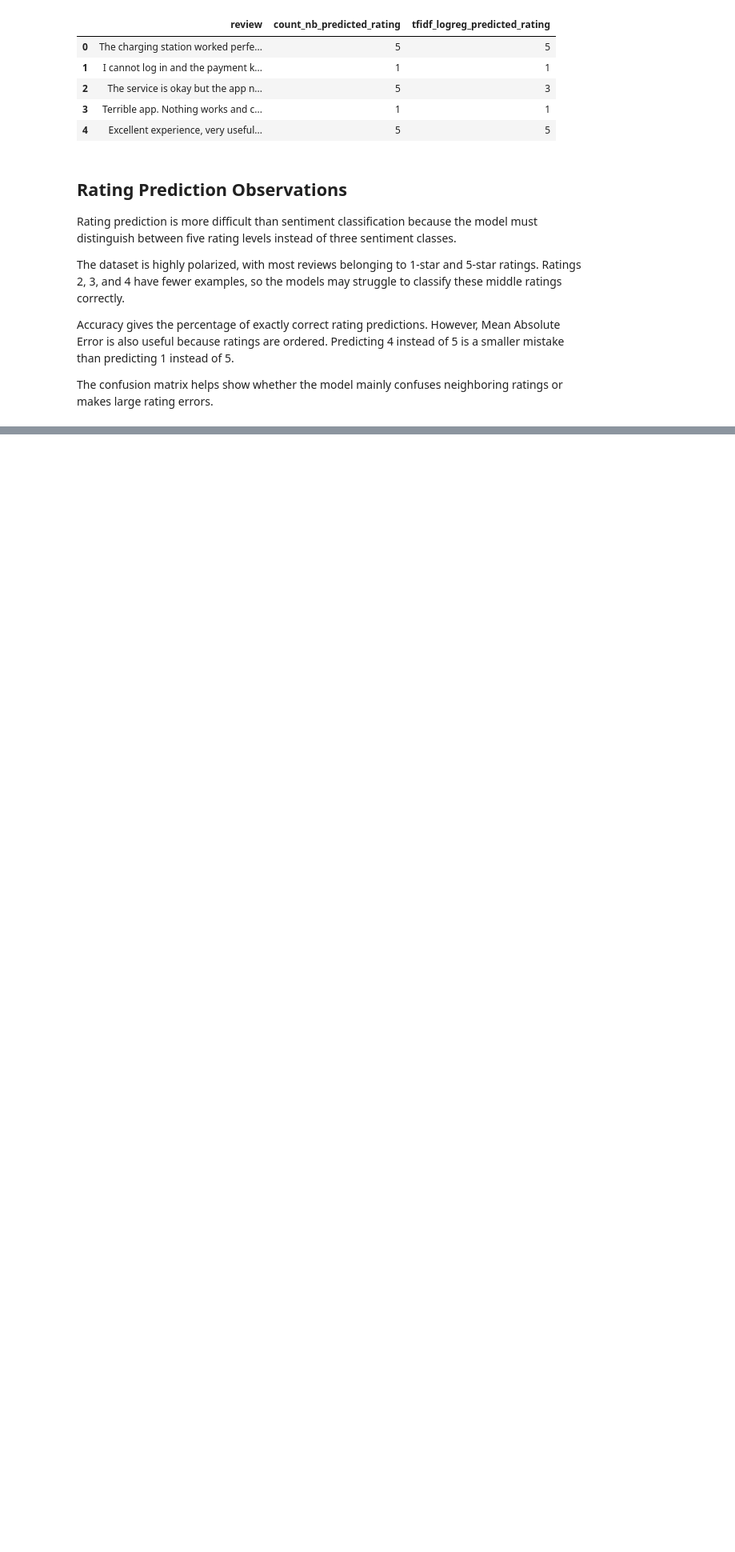
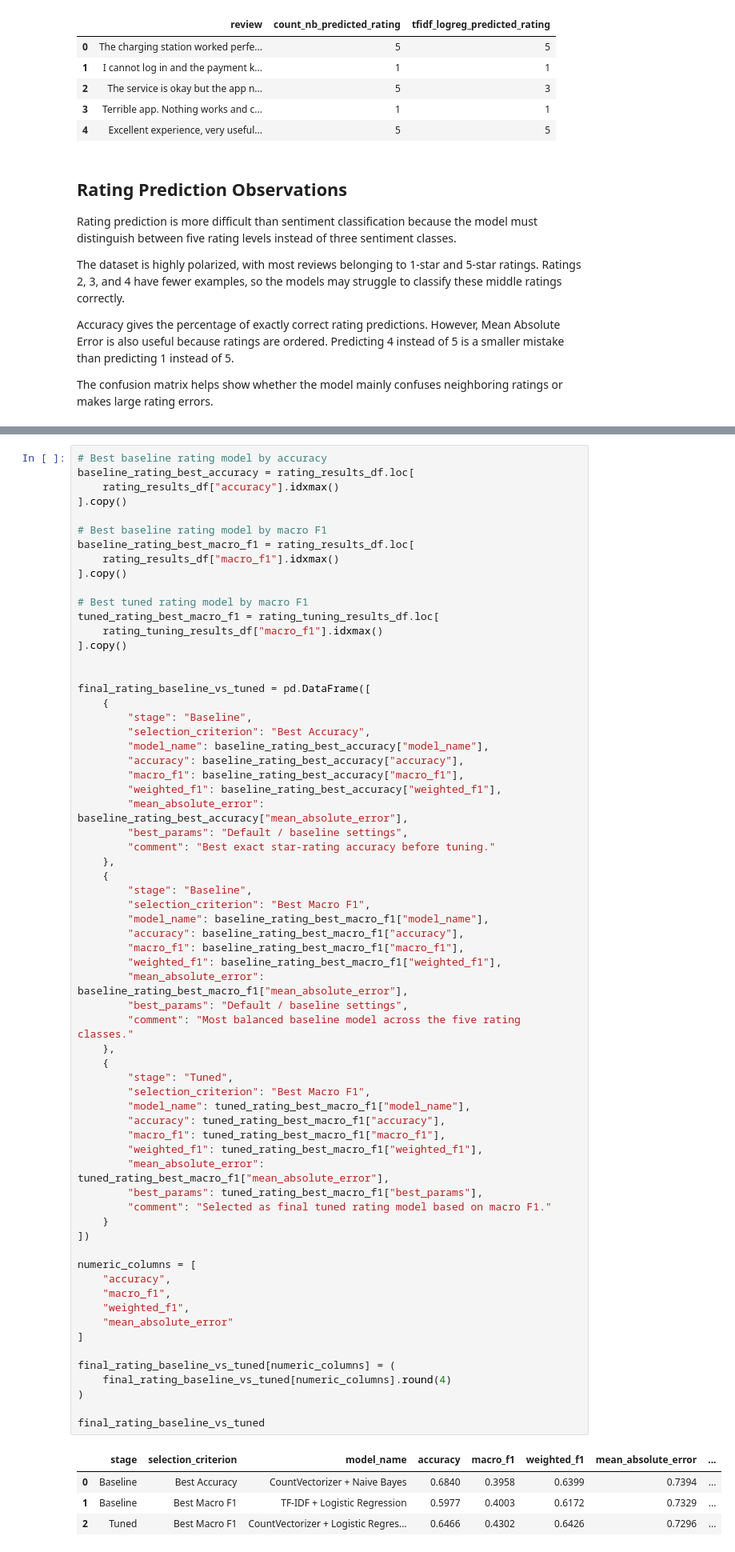
Before and after one commit to jay050699/energy-app-review-sentiment-rating-prediction, a Jupyter notebook: notebooks/03_model_training_evaluation.ipynb, the cells around one changed output, grey strips where cells are left out. Shown at 80% size. Drawn from its saved outputs; the diff is of its cells as text; blank space fills up the shorter version.

```diff
--- a/notebooks/03_model_training_evaluation.ipynb
+++ b/notebooks/03_model_training_evaluation.ipynb
@@ -1251,0 +1553,70 @@ The confusion matrix helps show whether the model mainly confuses neighboring ra
+# %%
+# Best baseline rating model by accuracy
+baseline_rating_best_accuracy = rating_results_df.loc[
+    rating_results_df["accuracy"].idxmax()
+].copy()
+
+# Best baseline rating model by macro F1
+baseline_rating_best_macro_f1 = rating_results_df.loc[
+    rating_results_df["macro_f1"].idxmax()
+].copy()
+
+# Best tuned rating model by macro F1
+tuned_rating_best_macro_f1 = rating_tuning_results_df.loc[
+    rating_tuning_results_df["macro_f1"].idxmax()
+].copy()
+
+
+final_rating_baseline_vs_tuned = pd.DataFrame([
+    {
+        "stage": "Baseline",
+        "selection_criterion": "Best Accuracy",
+        "model_name": baseline_rating_best_accuracy["model_name"],
+        "accuracy": baseline_rating_best_accuracy["accuracy"],
+        "macro_f1": baseline_rating_best_accuracy["macro_f1"],
+        "weighted_f1": baseline_rating_best_accuracy["weighted_f1"],
+        "mean_absolute_error": baseline_rating_best_accuracy["mean_absolute_error"],
+        "best_params": "Default / baseline settings",
+        "comment": "Best exact star-rating accuracy before tuning."
+    },
+    {
+        "stage": "Baseline",
+        "selection_criterion": "Best Macro F1",
+        "model_name": baseline_rating_best_macro_f1["model_name"],
+        "accuracy": baseline_rating_best_macro_f1["accuracy"],
+        "macro_f1": baseline_rating_best_macro_f1["macro_f1"],
+        "weighted_f1": baseline_rating_best_macro_f1["weighted_f1"],
+        "mean_absolute_error": baseline_rating_best_macro_f1["mean_absolute_error"],
+        "best_params": "Default / baseline settings",
+        "comment": "Most balanced baseline model across the five rating classes."
+    },
+    {
+        "stage": "Tuned",
+        "selection_criterion": "Best Macro F1",
+        "model_name": tuned_rating_best_macro_f1["model_name"],
+        "accuracy": tuned_rating_best_macro_f1["accuracy"],
+        "macro_f1": tuned_rating_best_macro_f1["macro_f1"],
+        "weighted_f1": tuned_rating_best_macro_f1["weighted_f1"],
+        "mean_absolute_error": tuned_rating_best_macro_f1["mean_absolute_error"],
+        "best_params": tuned_rating_best_macro_f1["best_params"],
+        "comment": "Selected as final tuned rating model based on macro F1."
+    }
+])
+
+numeric_columns = [
+    "accuracy",
+    "macro_f1",
+    "weighted_f1",
+    "mean_absolute_error"
+]
+
+final_rating_baseline_vs_tuned[numeric_columns] = (
+    final_rating_baseline_vs_tuned[numeric_columns].round(4)
+)
+
+final_rating_baseline_vs_tuned
+# %% [output]
+|  | stage | selection_criterion | model_name | accuracy | macro_f1 | weighted_f1 | mean_absolute_error | ... |
+| 0 | Baseline | Best Accuracy | CountVectorizer + Naive Bayes | 0.6840 | 0.3958 | 0.6399 | 0.7394 | ... |
+| 1 | Baseline | Best Macro F1 | TF-IDF + Logistic Regression | 0.5977 | 0.4003 | 0.6172 | 0.7329 | ... |
+| 2 | Tuned | Best Macro F1 | CountVectorizer + Logistic Regres... | 0.6466 | 0.4302 | 0.6426 | 0.7296 | ... |
```
Also changed, not shown: parts of 13 cells of this notebook, 1 other file.
